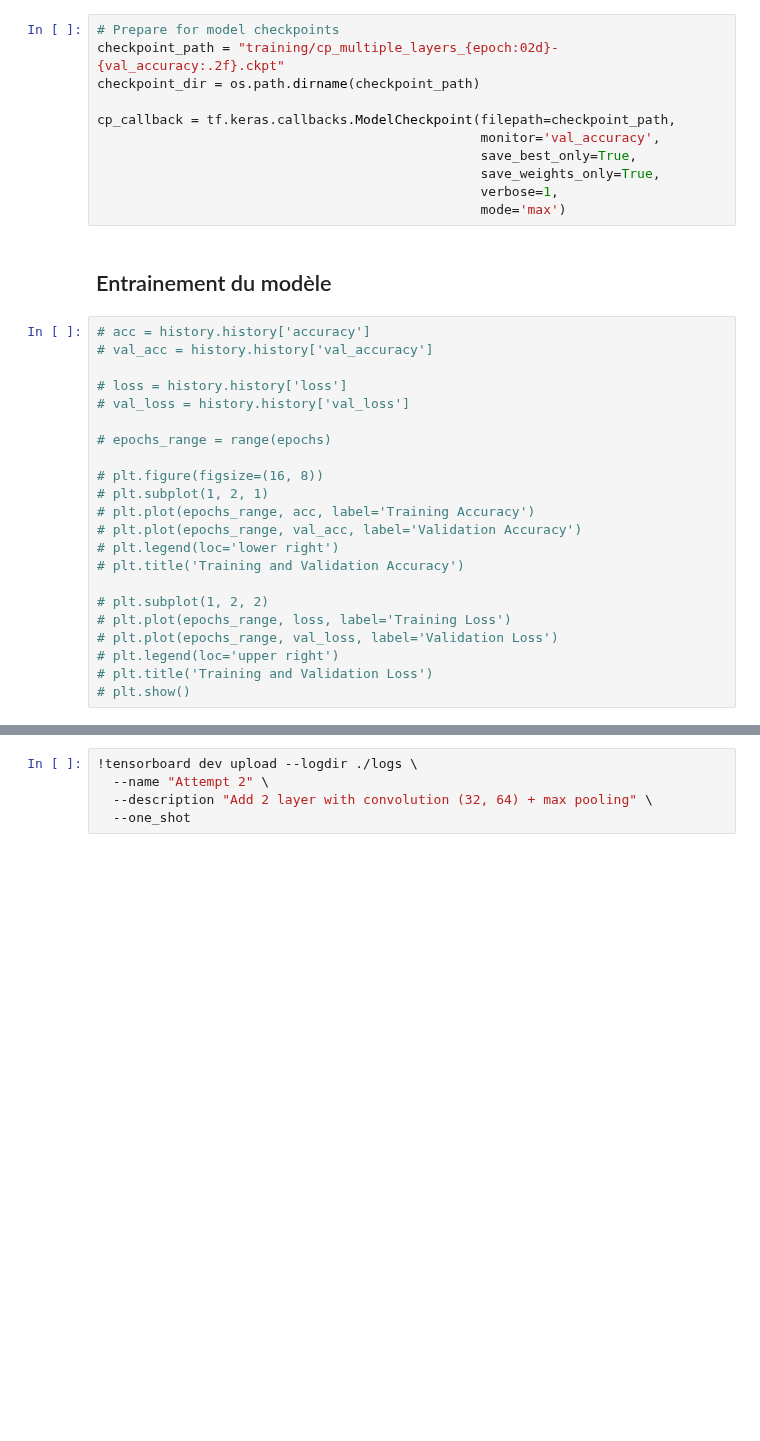
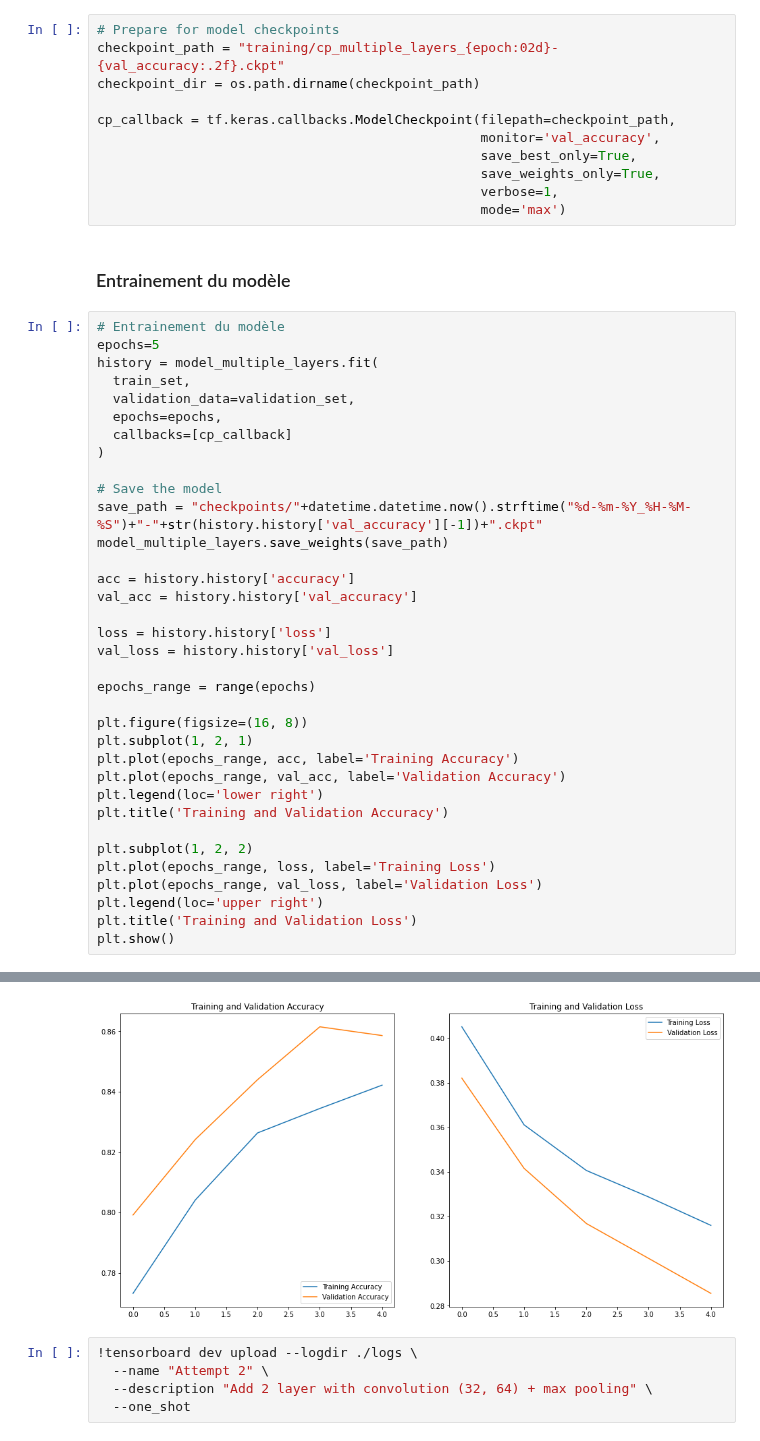
Before and after one commit to Bnder1/Projet-DataScienceA5, a Jupyter notebook: Livrable 1/phase1_FZR.ipynb, the cells around one changed output, grey strips where cells are left out. Drawn from its saved outputs; the diff is of its cells as text; blank space fills up the shorter version.

```diff
--- a/Livrable 1/phase1_FZR.ipynb
+++ b/Livrable 1/phase1_FZR.ipynb
@@ -342,26 +358,40 @@ cp_callback = tf.keras.callbacks.ModelCheckpoint(filepath=checkpoint_path,
                                                  verbose=1,
                                                  mode='max')
 # %% [markdown]
-## Entrainement du modèle
+### Entrainement du modèle
 # %%
-# acc = history.history['accuracy']
-# val_acc = history.history['val_accuracy']
+# Entrainement du modèle
+epochs=5
+history = model_multiple_layers.fit(
+  train_set,
+  validation_data=validation_set,
+  epochs=epochs,
+  callbacks=[cp_callback]
+)
 
-# loss = history.history['loss']
-# val_loss = history.history['val_loss']
+# Save the model
+save_path = "checkpoints/"+datetime.datetime.now().strftime("%d-%m-%Y_%H-%M-%S")+"-"+str(history.history['val_accuracy'][-1])+".ckpt"
+model_multiple_layers.save_weights(save_path)
 
-# epochs_range = range(epochs)
+acc = history.history['accuracy']
+val_acc = history.history['val_accuracy']
 
-# plt.figure(figsize=(16, 8))
-# plt.subplot(1, 2, 1)
-# plt.plot(epochs_range, acc, label='Training Accuracy')
-# plt.plot(epochs_range, val_acc, label='Validation Accuracy')
-# plt.legend(loc='lower right')
-# plt.title('Training and Validation Accuracy')
+loss = history.history['loss']
+val_loss = history.history['val_loss']
 
-# plt.subplot(1, 2, 2)
-# plt.plot(epochs_range, loss, label='Training Loss')
-# plt.plot(epochs_range, val_loss, label='Validation Loss')
-# plt.legend(loc='upper right')
-# plt.title('Training and Validation Loss')
-# plt.show()
+epochs_range = range(epochs)
+
+plt.figure(figsize=(16, 8))
+plt.subplot(1, 2, 1)
+plt.plot(epochs_range, acc, label='Training Accuracy')
+plt.plot(epochs_range, val_acc, label='Validation Accuracy')
+plt.legend(loc='lower right')
+plt.title('Training and Validation Accuracy')
+
+plt.subplot(1, 2, 2)
+plt.plot(epochs_range, loss, label='Training Loss')
+plt.plot(epochs_range, val_loss, label='Validation Loss')
+plt.legend(loc='upper right')
+plt.title('Training and Validation Loss')
+plt.show()
+# %% [output]
@@ -368,3 +413,4 @@ cp_callback = tf.keras.callbacks.ModelCheckpoint(filepath=checkpoint_path,
+[figure, added]
 # %%
 !tensorboard dev upload --logdir ./logs \
   --name "Attempt 2" \
```
Also changed, not shown: parts of 13 cells of this notebook, 1 other file.
